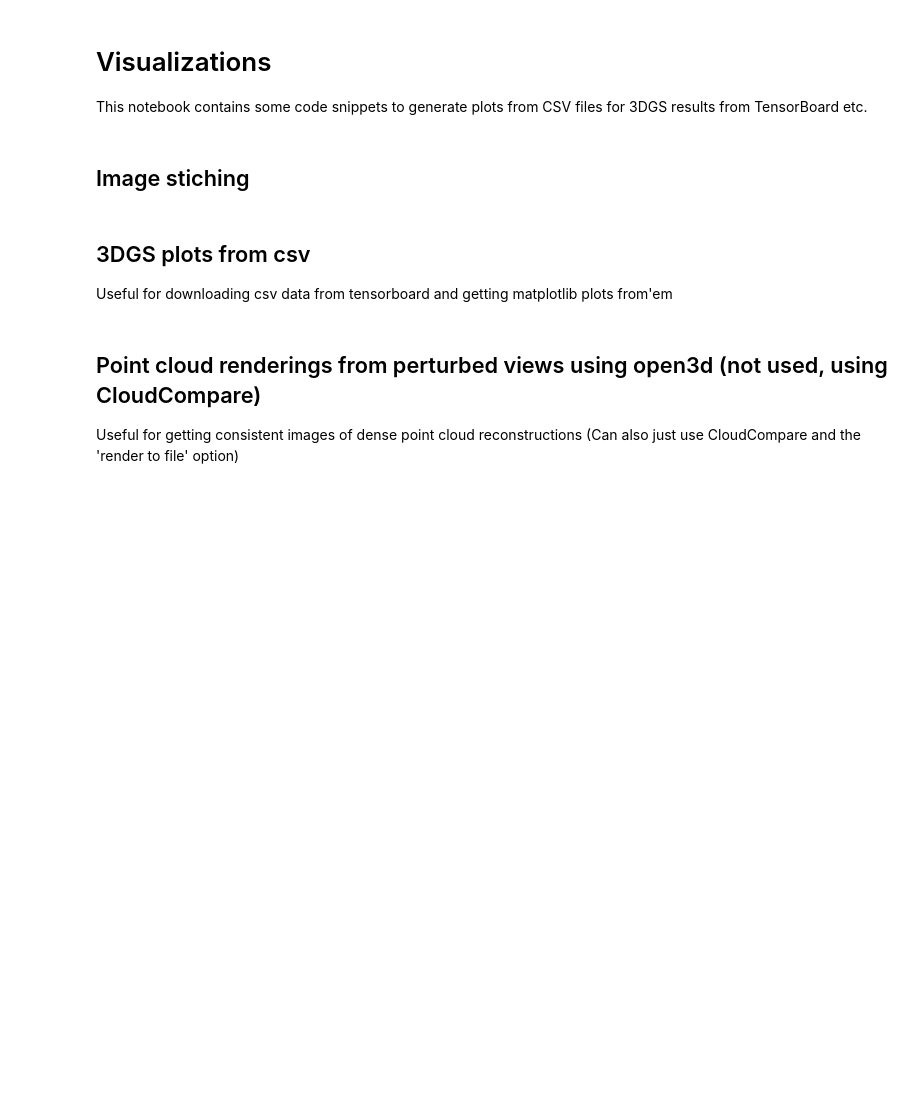
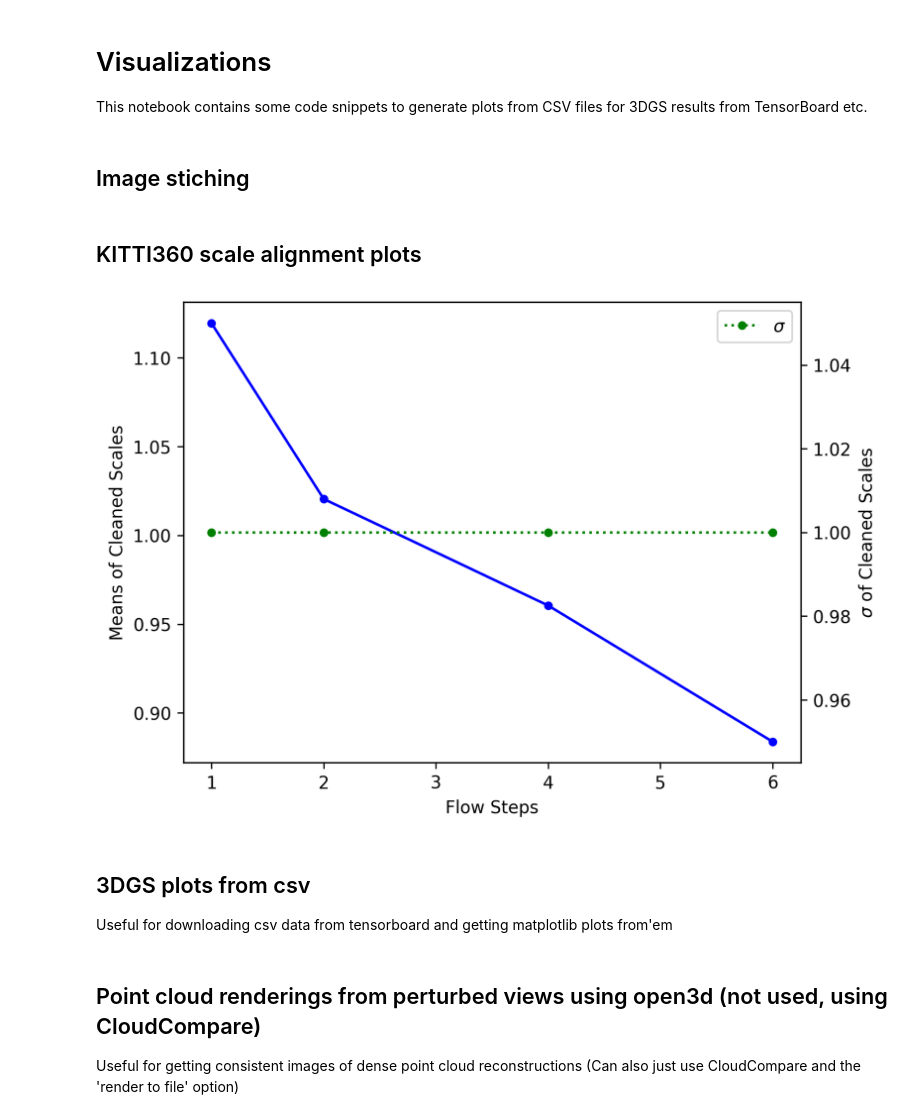
Before and after one commit to altaykacan/monosplat, a Jupyter notebook: tools/plots.ipynb, the cells around one changed output. Cells and saved outputs as stored; diff of their text form; code cells hidden in the pictures; blank space fills up the shorter version.

Commit message:
Update code and visualizations

```diff
--- a/tools/plots.ipynb
+++ b/tools/plots.ipynb
@@ -532,6 +534,34 @@ second_col = tuple([Image.open(p) for p in second_col])
 captions = ["GT", "Rendered"]
 col_captions = ["Single View", "Two Views"]
 save_and_caption([first_col, second_col], captions, "", col_captions=col_captions, add_spaces=True, caption_disp=120, col_caption_disp=40)
+# %% [markdown]
+## KITTI360 scale alignment plots
+# %%
+# Sample data
+x = [1, 2, 4, 6]
+means = [1.1195, 1.0205, 0.9605, 0.8838]  # Data for the left axis
+stds = [1,1,1,1]  # Data for the right axis
+
+# Create figure and primary axis
+fig, ax1 = plt.subplots()
+
+# Plot data on the primary axis
+ax1.plot(x, means, 'b-o', label="Means",  markersize=4)  # blue solid line
+ax1.set_xlabel('Flow Steps')
+ax1.set_ylabel('Means of Cleaned Scales')
+
+# Create secondary axis
+ax2 = ax1.twinx()
+
+# Plot data on the secondary axis
+ax2.plot(x, stds, 'g:o', label="$\sigma$", markersize=4)  # green dashed line
+ax2.set_ylabel('$\sigma$ of Cleaned Scales ')
+
+# Show the plot
+plt.legend()
+plt.show()
+# %% [output]
+[figure, added]
 # %% [markdown]
 ## 3DGS plots from csv
 Useful for downloading csv data from tensorboard and getting matplotlib plots from'em
```
Also changed, not shown: parts of 1 cell of this notebook, 25 other files.
